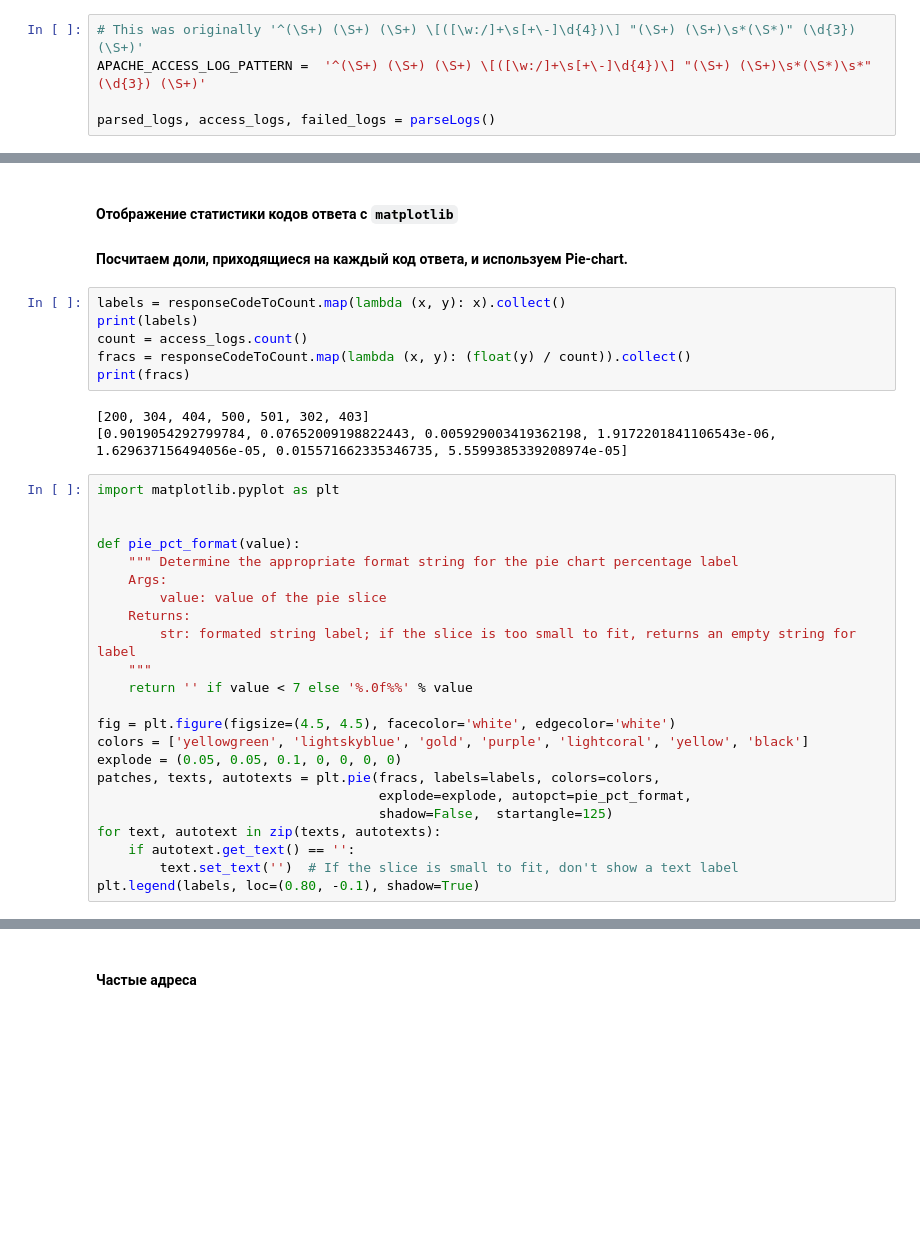
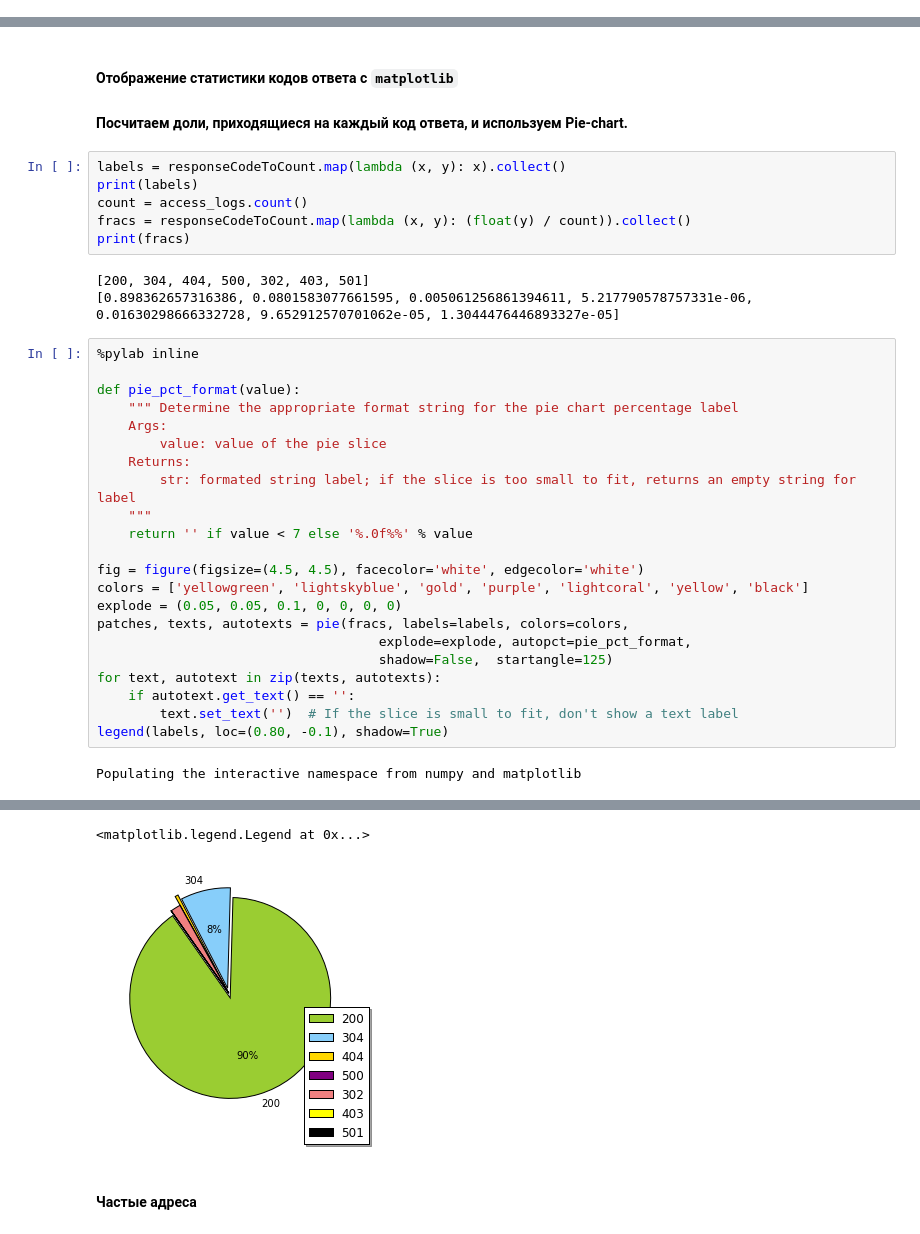
Before and after one commit to Visyulin/FROM-HSE-DM-ML, a Jupyter notebook: notebooks/homeworks/hw6_part3_logs.ipynb, the cells around one changed output, grey strips where cells are left out. Saved outputs shown, nothing was run; the diff lists cells and outputs as text; blank space fills up the shorter version.

```diff
--- a/notebooks/homeworks/hw6_part3_logs.ipynb
+++ b/notebooks/homeworks/hw6_part3_logs.ipynb
@@ -179,5 +155,0 @@ Read 1043177 lines, successfully parsed 1043069 lines, failed to parse 108 lines
-# %%
-# This was originally '^(\S+) (\S+) (\S+) \[([\w:/]+\s[+\-]\d{4})\] "(\S+) (\S+)\s*(\S*)" (\d{3}) (\S+)'
-APACHE_ACCESS_LOG_PATTERN =  '^(\S+) (\S+) (\S+) \[([\w:/]+\s[+\-]\d{4})\] "(\S+) (\S+)\s*(\S*)\s*" (\d{3}) (\S+)'
-
-parsed_logs, access_logs, failed_logs = parseLogs()
@@ -222,11 +190,10 @@ count = access_logs.count()
 fracs = responseCodeToCount.map(lambda (x, y): (float(y) / count)).collect()
 print(fracs)
 # %% [output]
-[200, 304, 404, 500, 501, 302, 403]
-[0.9019054292799784, 0.07652009198822443, 0.005929003419362198, 1.9172201841106543e-06, 1.629637156494056e-05, 0.015571662335346735, 5.5599385339208974e-05]
+[200, 304, 404, 500, 302, 403, 501]
+[0.898362657316386, 0.0801583077661595, 0.005061256861394611, 5.217790578757331e-06, 0.01630298666332728, 9.652912570701062e-05, 1.3044476446893327e-05]
 # %%
-import matplotlib.pyplot as plt
-
+%pylab inline
 
 def pie_pct_format(value):
     """ Determine the appropriate format string for the pie chart percentage label
@@ -237,13 +204,15 @@ def pie_pct_format(value):
     """
     return '' if value < 7 else '%.0f%%' % value
 
-fig = plt.figure(figsize=(4.5, 4.5), facecolor='white', edgecolor='white')
+fig = figure(figsize=(4.5, 4.5), facecolor='white', edgecolor='white')
 colors = ['yellowgreen', 'lightskyblue', 'gold', 'purple', 'lightcoral', 'yellow', 'black']
 explode = (0.05, 0.05, 0.1, 0, 0, 0, 0)
-patches, texts, autotexts = plt.pie(fracs, labels=labels, colors=colors,
+patches, texts, autotexts = pie(fracs, labels=labels, colors=colors,
                                     explode=explode, autopct=pie_pct_format,
                                     shadow=False,  startangle=125)
 for text, autotext in zip(texts, autotexts):
     if autotext.get_text() == '':
         text.set_text('')  # If the slice is small to fit, don't show a text label
-plt.legend(labels, loc=(0.80, -0.1), shadow=True)
+legend(labels, loc=(0.80, -0.1), shadow=True)
+# %% [output]
+Populating the interactive namespace from numpy and matplotlib
@@ -250,3 +221,5 @@ plt.legend(labels, loc=(0.80, -0.1), shadow=True)
+<matplotlib.legend.Legend at 0x...>
+[figure, added]
 # %% [markdown]
 #### **Частые адреса**
 # %%
```
Also changed, not shown: parts of 11 cells of this notebook, 9 other files.
